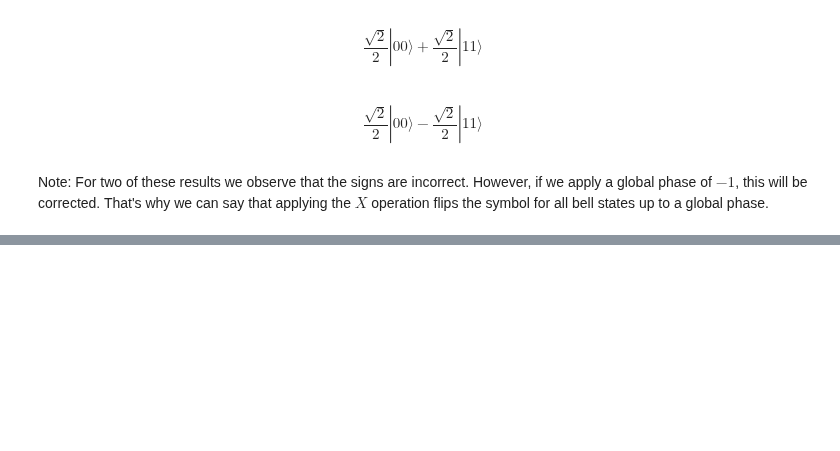
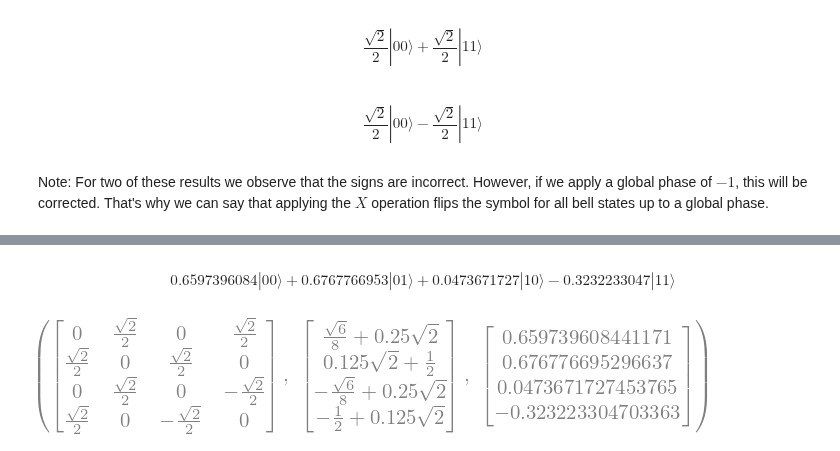
Before and after one commit to Artuk009/QuantumComputing, a Jupyter notebook: PracticeProblems_TWong/Chapter4.ipynb, the cells around one changed output, grey strips where cells are left out. Cells and saved outputs as stored; diff of their text form; code cells hidden in the pictures; blank space fills up the shorter version.

```diff
--- a/PracticeProblems_TWong/Chapter4.ipynb
+++ b/PracticeProblems_TWong/Chapter4.ipynb
@@ -389,0 +397,29 @@ Note: For two of these results we observe that the signs are incorrect. However,
+# %%
+# With Qiskit
+HX = H.tensor(X)
+psi = Statevector([1/4,1/2,1/np.sqrt(2),np.sqrt(3)/4])
+
+psi.evolve(HX).draw("latex")
+# %% [output]
+$$0.6597396084 |00\rangle+0.6767766953 |01\rangle+0.0473671727 |10\rangle-0.3232233047 |11\rangle$$
+# %%
+# Confirm with sympy
+H = sp.Matrix([
+    [1 / sp.sqrt(2), 1 / sp.sqrt(2)],
+    [1 / sp.sqrt(2), -1 / sp.sqrt(2)]
+])
+
+X = sp.Matrix([
+    [0,1],
+    [1,0]
+])
+
+HX = TensorProduct(H,X)
+
+psi = sp.Matrix([1/4,1/2,1/sp.sqrt(2),sp.sqrt(3)/4])
+
+result = HX*psi
+
+HX, result, result.evalf()
+# %% [output]
+[figure, added]
```
Also changed, not shown: parts of 3 cells of this notebook.
